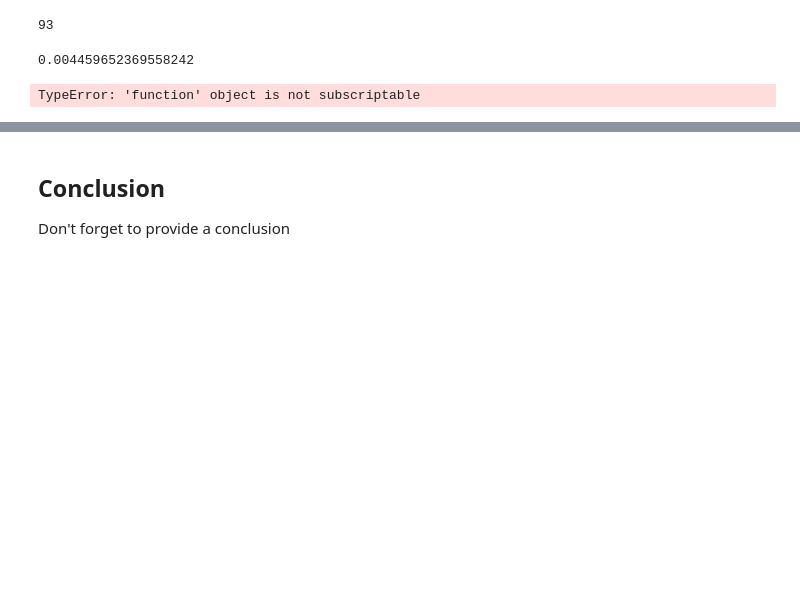
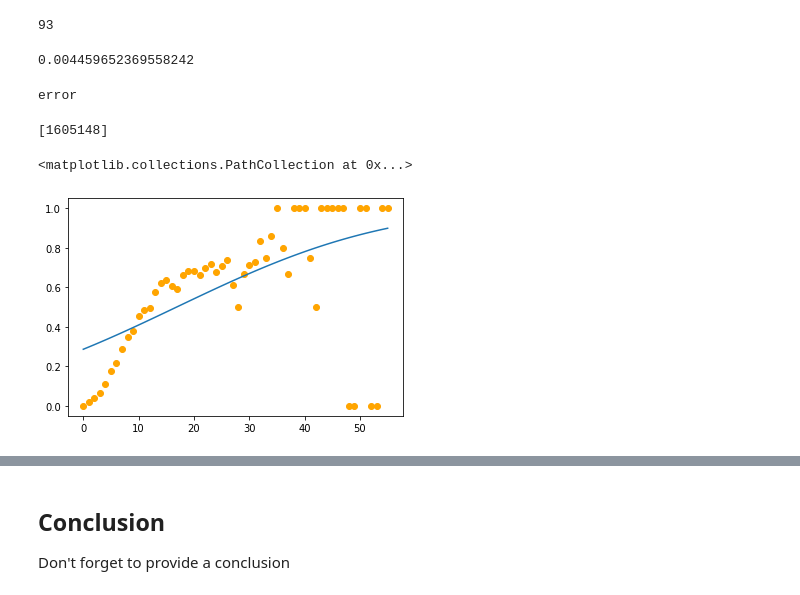
Before and after one commit to the-data-science-union/DSU-S2021-mlpp, a Jupyter notebook: exploration/5. score_criteria_reevaluation/2. m1_sigmoid_cdf_fitting.ipynb, the cells around one changed output, grey strips where cells are left out. Drawn from its saved outputs; the diff is of its cells as text; code cells hidden in the pictures; blank space fills up the shorter version.

Commit message:
fitted cdf for all beatmaps!!

```diff
--- a/exploration/5. score_criteria_reevaluation/2. m1_sigmoid_cdf_fitting.ipynb
+++ b/exploration/5. score_criteria_reevaluation/2. m1_sigmoid_cdf_fitting.ipynb
@@ -94,7 +98,15 @@ print(total / n)
 # scipy.optimize.curve_fit(f,x,y)
 # %% [output]
 0.004459652369558242
-# %%
-fit_normal_cdf(first_bm_total, y)
-# %% [output]
-TypeError: 'function' object is not subscriptable
+# %%
+# take in one bm_id and gets y
+def find_nPassOverTotal_for_one_beatmap (bm):
+    bm_total_nPass = list (zip (bm_data[bm][0]["no_mod"]["total"], bm_data[bm][0]["no_mod"]["n_pass"]))
+    bm_total_nPass_noZero = [total_nPass for total_nPass in bm_total_nPass if total_nPass[0] != 0]
+    y = np.asarray(list(zip(*bm_total_nPass_noZero))[1]) / np.asarray(list(zip(*bm_total_nPass_noZero))[0])
+    return y
+# %%
+bm_ys = {}
+
+for i in bm_ids:
+    bm_ys[i] = find_nPassOverTotal_for_one_beatmap (i)
@@ -100,0 +158,18 @@ TypeError: 'function' object is not subscriptable
+# %%
+fitted_curves_with_errors = {}
+
+for i in bm_ys.keys():
+    fitted_curves_with_errors[i] = fit_normal_cdf(bm_ys[i])
+# %% [output]
+error
+# %%
+[id for (id, fitAndMse) in fitted_curves_with_errors.items() if isinstance(fitAndMse, str)]
+# %% [output]
+[1605148]
+# %%
+# visualization
+plt.plot(fit_normal_cdf(find_nPassOverTotal_for_one_beatmap(1762729))[0])
+plt.scatter(range(len(find_nPassOverTotal_for_one_beatmap(1762729))),find_nPassOverTotal_for_one_beatmap(1762729), color = "orange")
+# %% [output]
+<matplotlib.collections.PathCollection at 0x...>
+[figure, added]
```
Also changed, not shown: parts of 8 cells of this notebook, 3 other files.
